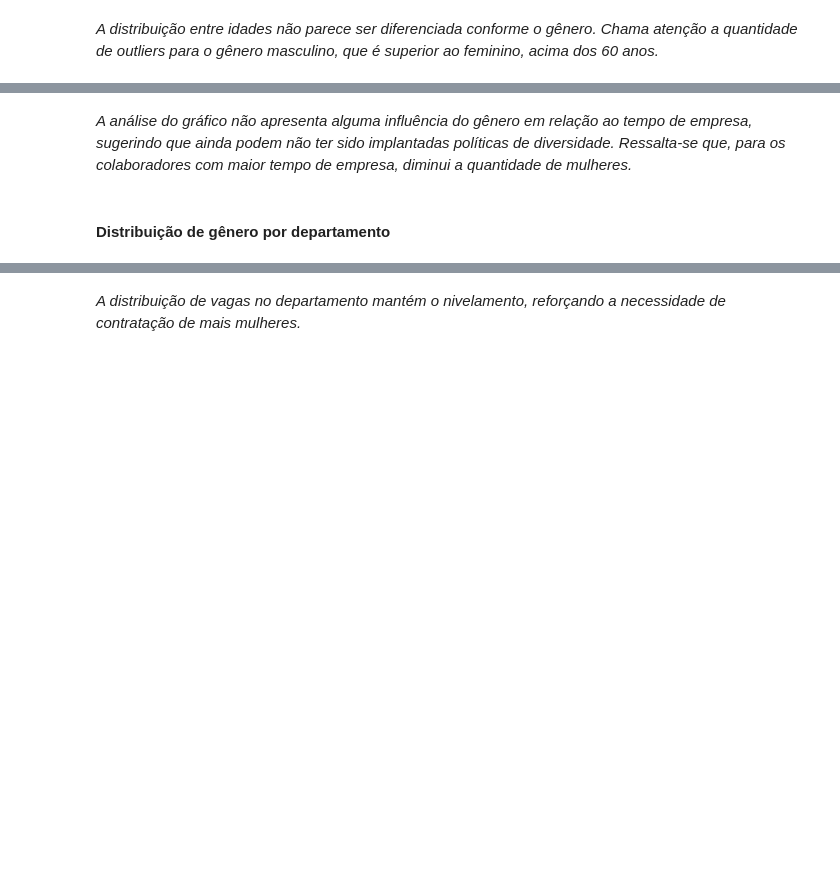
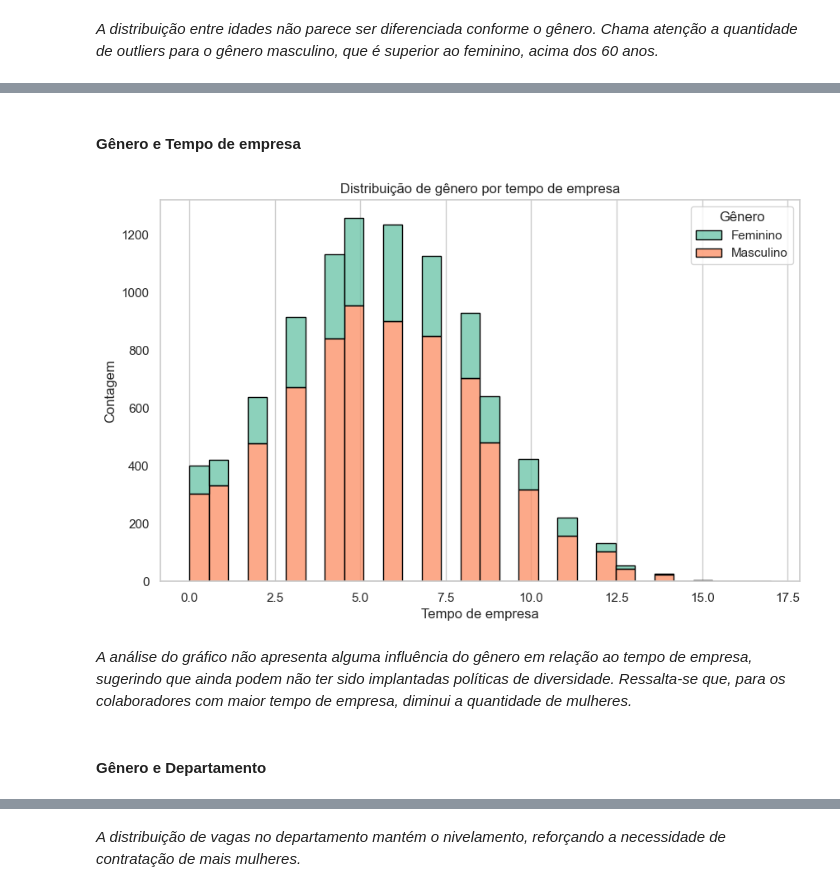
Before and after one commit to tiagotff/Hackathon_AdaHack_2024_Corp_Solutions, a Jupyter notebook: Projeto-AdaHack.ipynb, the cells around one changed output, grey strips where cells are left out. Drawn from its saved outputs; the diff is of its cells as text; code cells hidden in the pictures; blank space fills up the shorter version.

```diff
--- a/Projeto-AdaHack.ipynb
+++ b/Projeto-AdaHack.ipynb
@@ -491,16 +824,19 @@ plt.show()
+# %% [markdown]
+#### Gênero e Tempo de empresa
 # %%
-plt.figure(figsize=(10, 6))  # Adjust the figure size if needed
-sns.histplot(data=df, x='Tempo de Empresa', hue='Gênero', palette='Set2', multiple='stack', edgecolor='black', bins=30, legend=False)
+plt.figure(figsize=(10, 6))
+sns.histplot(data=df, x='Tempo de Empresa', hue='Gênero', palette='Set2', multiple='stack', edgecolor='black', bins=30)
 plt.title('Distribuição de gênero por tempo de empresa')
 plt.xlabel('Tempo de empresa')
 plt.ylabel('Contagem')
-plt.legend(title='Gênero')
 plt.grid(axis='y')
 plt.show()
+# %% [output]
+[figure, added]
 # %% [markdown]
 _A análise do gráfico não apresenta alguma influência do gênero em relação ao tempo de empresa, sugerindo que ainda podem não ter sido implantadas políticas de diversidade. Ressalta-se que, para os colaboradores com maior tempo de empresa, diminui a quantidade de mulheres._
-# %% [markdown]
-#### Distribuição de gênero por departamento
+# %% [markdown]
+#### Gênero e Departamento
 # %%
 plt.figure(figsize=(12, 6))  # Adjust the figure size if needed
 sns.countplot(x='Departamento', hue='Gênero', data=df, palette='Set2')
```
Also changed, not shown: parts of 105 cells of this notebook.
